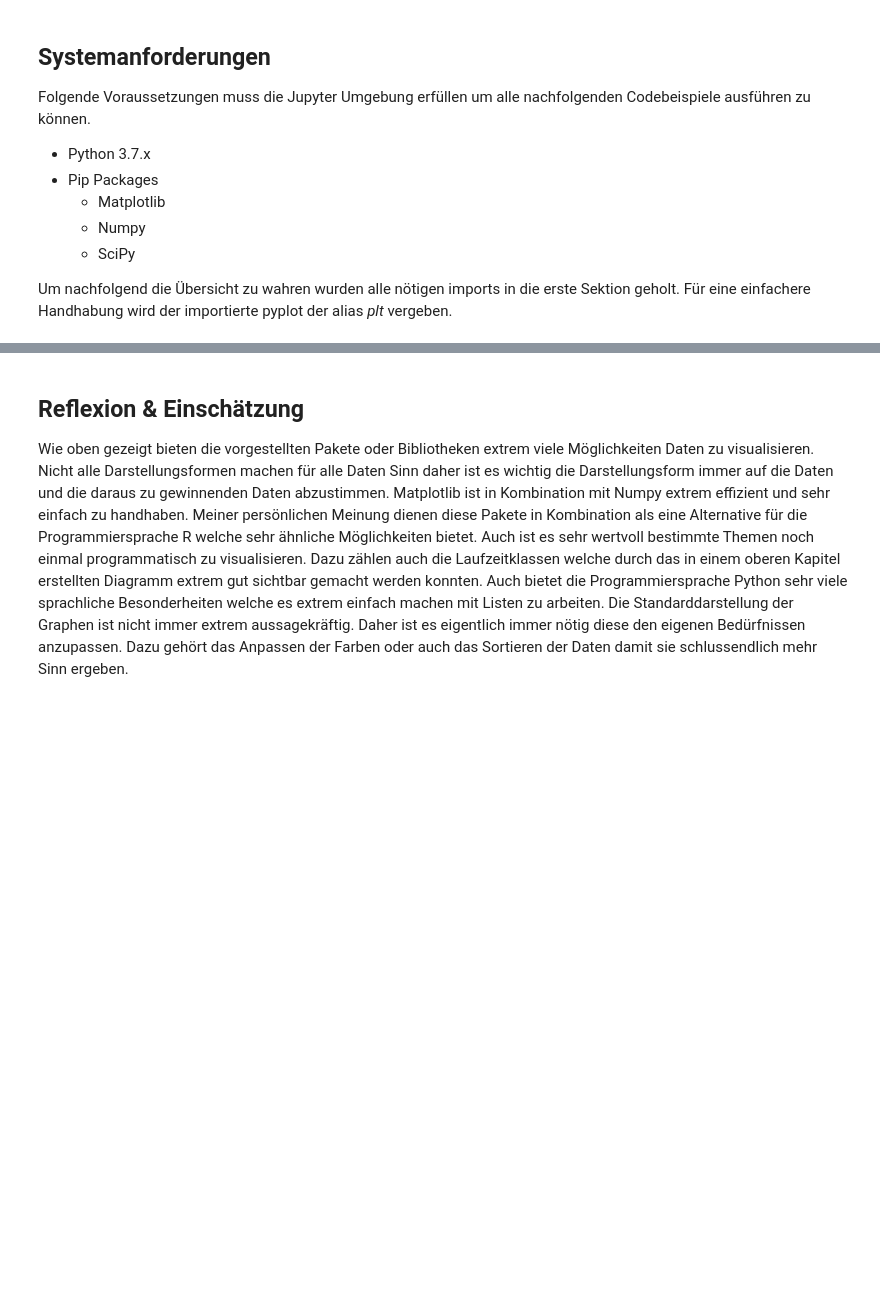
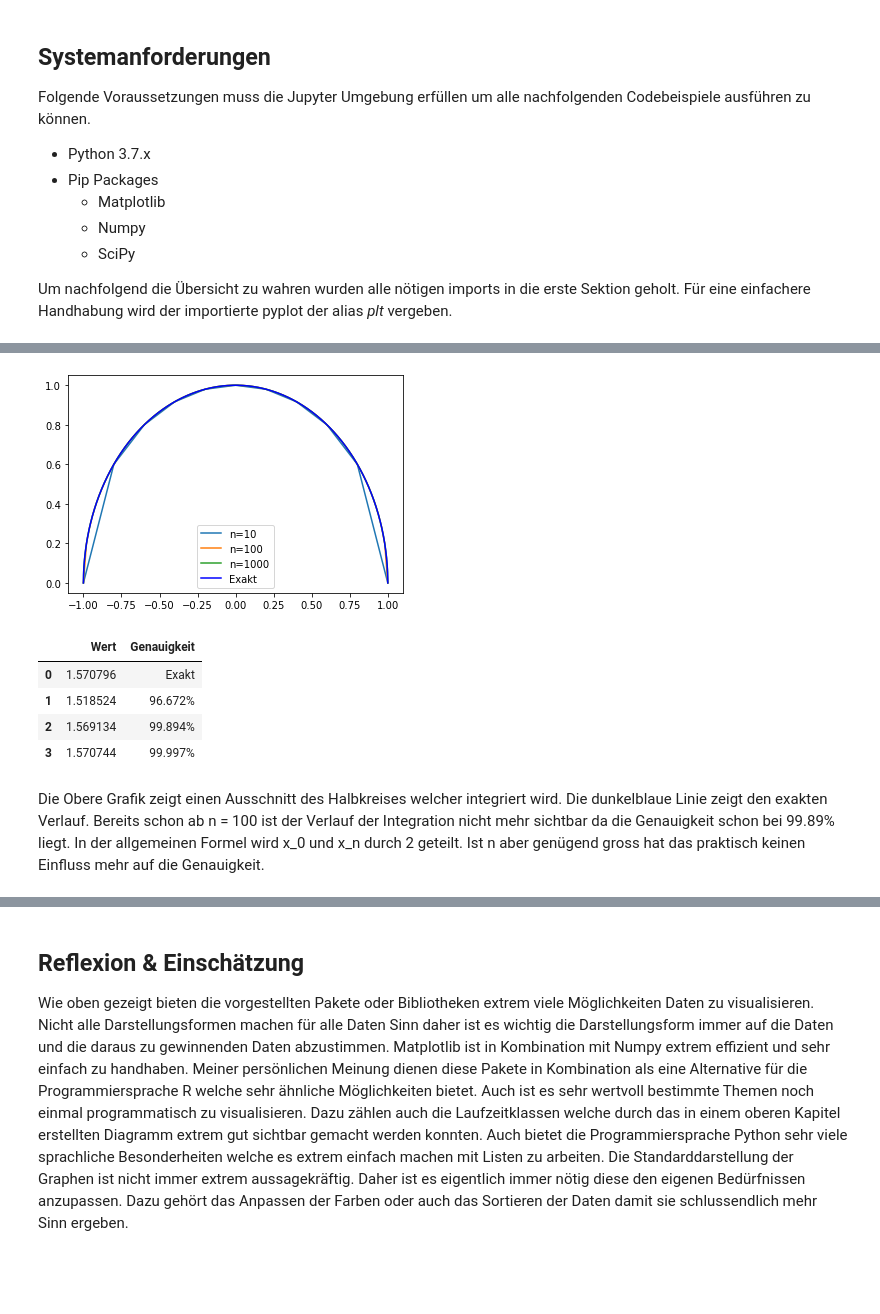
Before and after one commit to SwitzerChees/anpy, a Jupyter notebook: 2_matplotlib/notebook/numerische_integration.ipynb, the cells around one changed output, grey strips where cells are left out. Saved outputs shown, nothing was run; the diff lists cells and outputs as text; code cells hidden in the pictures; blank space fills up the shorter version.

Commit message:
Middle numerische integration

```diff
--- a/2_matplotlib/notebook/numerische_integration.ipynb
+++ b/2_matplotlib/notebook/numerische_integration.ipynb
@@ -78,3 +118,8 @@ Das Grundprinzip beruht auf dem Prinzip der Annäherung. Es wird zuerst ein Bere
+# %%
+# Werte für einen exakten Kreis
+# dient während der Entwicklung als Vergleichswert
+x = np.linspace(-r, r, 100000)
+y = [point(p) for p in x]
 # %% [markdown]
 ## Sehnentrapezregel
 
@@ -97,15 +142,15 @@ Um nun die Fläche genauer zu bestimmen wird wie beim Riemann Integral der Berei
 Nun folgt die Implementierung dieser Formel in Python.
 # %%
 def sekanten_trapez_regel(f, a, b, n):
-    A = 0
+    A, x, y = 0, [], []
     steps = (b - a) / n
     for i in range(0, n + 1):
+        x.append(a + i * steps)
         if i == 0 or i == n:
-            A += f(a + i * steps) / 2
-            pass
+            y.append(f(x[-1]) / 2)
         else:
-            A += f(a + i * steps)
-            pass
+            y.append(f(x[-1]))
+        A += y[-1] * steps
         pass
-    return A * steps
+    return A, [x, y]
 # %%
@@ -143,0 +165,36 @@ n = 1000: 1.570743738501071, Genauigkeit: 99.997%
+# %%
+# Dies ist nun ein Beispiel der oben definierten Funktion
+
+table = []
+
+# Exakter Wert
+A_E = (r**2 * np.pi) / 2
+table.append([A_E, 'Exakt'])
+
+# n = 10
+A, course = sekanten_trapez_regel(py, -r, r, 10)
+plt.plot(course[0], course[1], label='n=10')
+table.append([A, f'{round(A / A_E * 100, 3)}%'])
+# n = 100
+A, course = sekanten_trapez_regel(py, -r, r, 100)
+plt.plot(course[0], course[1], label='n=100')
+table.append([A, f'{round(A / A_E * 100, 3)}%'])
+# n = 1000
+A, course = sekanten_trapez_regel(py, -r, r, 1000)
+plt.plot(course[0], course[1], label='n=1000')
+table.append([A, f'{round(A / A_E * 100, 3)}%'])
+
+plt.plot(x, y, 'b', label='Exakt')
+plt.legend()
+plt.show()
+
+display(pd.DataFrame(table, columns=["Wert", "Genauigkeit"]))
+# %% [output]
+[figure, added]
+|  | Wert | Genauigkeit |
+| 0 | 1.570796 | Exakt |
+| 1 | 1.518524 | 96.672% |
+| 2 | 1.569134 | 99.894% |
+| 3 | 1.570744 | 99.997% |
+# %% [markdown]
+Die Obere Grafik zeigt einen Ausschnitt des Halbkreises welcher integriert wird. Die dunkelblaue Linie zeigt den exakten Verlauf. Bereits schon ab n = 100 ist der Verlauf der Integration nicht mehr sichtbar da die Genauigkeit schon bei 99.89% liegt. In der allgemeinen Formel wird x_0 und x_n durch 2 geteilt. Ist n aber genügend gross hat das praktisch keinen Einfluss mehr auf die Genauigkeit.
```
Also changed, not shown: parts of 10 cells of this notebook, 2 other files.
